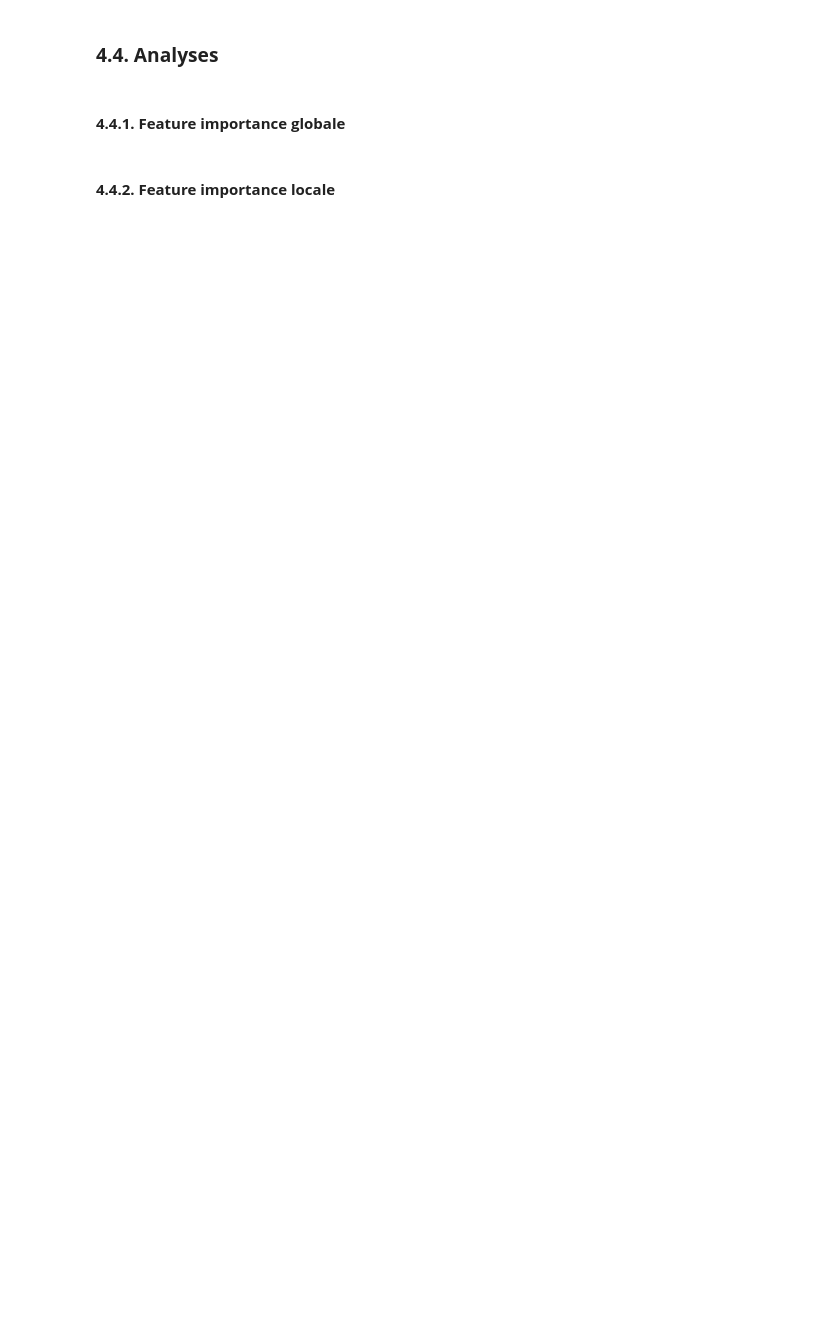
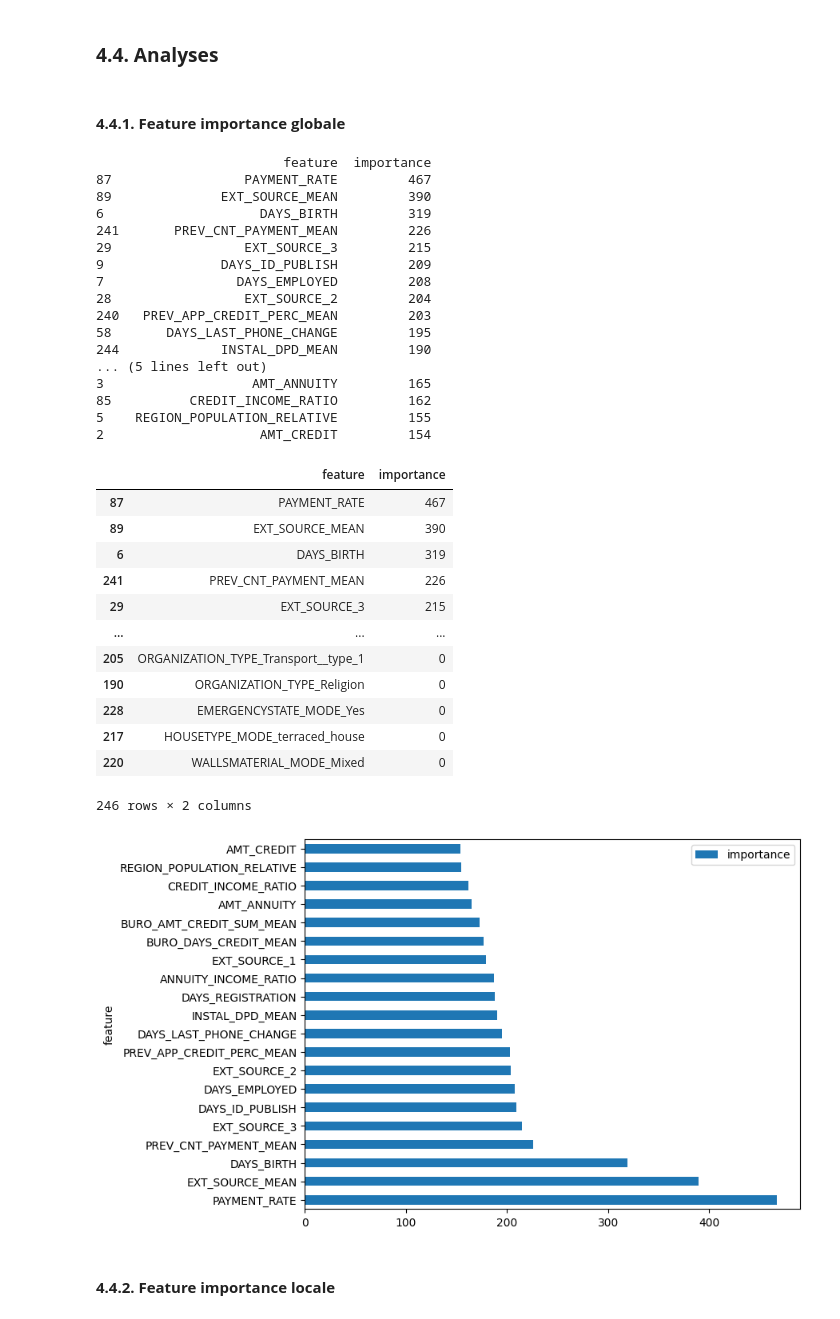
Before and after one commit to tpedCode/P07, a Jupyter notebook: notebooks/1_modeling.ipynb, the cells around one changed output. Drawn from its saved outputs; the diff is of its cells as text; code cells hidden in the pictures; blank space fills up the shorter version.

Commit message:
feat / feature importance

```diff
--- a/notebooks/1_modeling.ipynb
+++ b/notebooks/1_modeling.ipynb
@@ -1638,6 +1684,7 @@ def run_model(
         * coût métier
         * seuil optimal
         * hyperparamètres optimaux
+        * données nécessaires aux analyses
 
     - optimized_model : meilleur modèle entraîné
     """
@@ -1647,7 +1694,10 @@ def run_model(
 
     # 2. Scaling optionnel
     if scale:
-        X_train, X_val = scale_data(X_train, X_val)
+        X_train, X_val = scale_data(
+            X_train,
+            X_val
+        )
 
     # 3. Entraînement + optimisation des hyperparamètres
     optimized_model, best_params = train_model_cv(
@@ -1670,7 +1720,7 @@ def run_model(
     )
 
     # 6. Recherche du seuil minimisant le coût métier
-    threshold, cost, _ = optimize_threshold(
+    threshold, cost, threshold_results = optimize_threshold(
         y_val,
         y_proba
     )
@@ -1682,20 +1732,39 @@ def run_model(
         auc,
         cost,
         threshold,
+        threshold_results,
         X,
         scale,
         model_name
     )
+
     # 8. Résumé standardisé des résultats
     results = {
         "model": model_name,
         "auc": auc,
         "business_cost": cost,
         "threshold": threshold,
-        "best_params": best_params
+        "best_params": best_params,
+
+        # Données conservées pour les analyses
+        # Évite de recalculer un nouveau split
+        "X_val": X_val,
+        "y_val": y_val,
+        "y_proba": y_proba,
+
+        # Historique complet de recherche du seuil
+        # Utilisé pour analyse métier et MLflow
+        "threshold_results": threshold_results
     }
 
-    print(results)
+    # Affichage synthétique des principaux résultats
+    print({
+        "model": model_name,
+        "auc": auc,
+        "business_cost": cost,
+        "threshold": threshold,
+        "best_params": best_params
+    })
 
     return results, optimized_model
 # %% [markdown]
@@ -1990,5 +2596,45 @@ print("Features sauvegardées : feature_names.pkl")
 ### **4.4. Analyses**
 # %% [markdown]
 #### **4.4.1. Feature importance globale**
+# %%
+feature_importance_df = global_feature_importance(
+    model=BEST_MODEL,
+    X=X_clean,
+    top_n=20
+)
+
+display(feature_importance_df)
+# %% [output]
+                        feature  importance
+87                 PAYMENT_RATE         467
+89              EXT_SOURCE_MEAN         390
+6                    DAYS_BIRTH         319
+241       PREV_CNT_PAYMENT_MEAN         226
+29                 EXT_SOURCE_3         215
+9               DAYS_ID_PUBLISH         209
+7                 DAYS_EMPLOYED         208
+28                 EXT_SOURCE_2         204
+240   PREV_APP_CREDIT_PERC_MEAN         203
+58       DAYS_LAST_PHONE_CHANGE         195
+244             INSTAL_DPD_MEAN         190
+... (5 lines left out)
+3                   AMT_ANNUITY         165
+85          CREDIT_INCOME_RATIO         162
+5    REGION_POPULATION_RELATIVE         155
+2                    AMT_CREDIT         154
+|  | feature | importance |
+| 87 | PAYMENT_RATE | 467 |
+| 89 | EXT_SOURCE_MEAN | 390 |
+| 6 | DAYS_BIRTH | 319 |
+| 241 | PREV_CNT_PAYMENT_MEAN | 226 |
+| 29 | EXT_SOURCE_3 | 215 |
+| ... | ... | ... |
+| 205 | ORGANIZATION_TYPE_Transport__type_1 | 0 |
+| 190 | ORGANIZATION_TYPE_Religion | 0 |
+| 228 | EMERGENCYSTATE_MODE_Yes | 0 |
+| 217 | HOUSETYPE_MODE_terraced_house | 0 |
+| 220 | WALLSMATERIAL_MODE_Mixed | 0 |
+246 rows × 2 columns
+[figure, added]
 # %% [markdown]
 #### **4.4.2. Feature importance locale**
```
Also changed, not shown: parts of 18 cells of this notebook.
